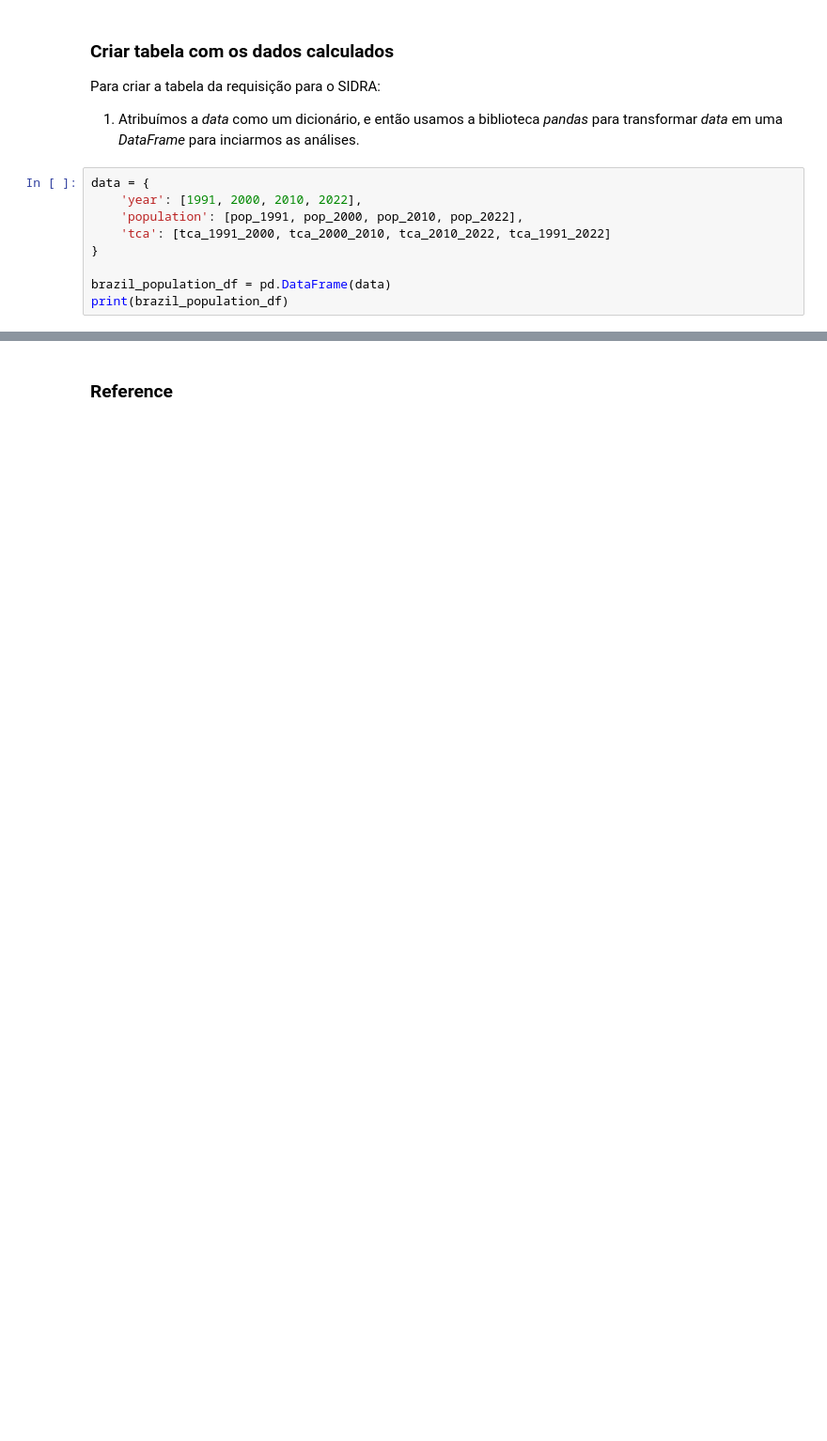
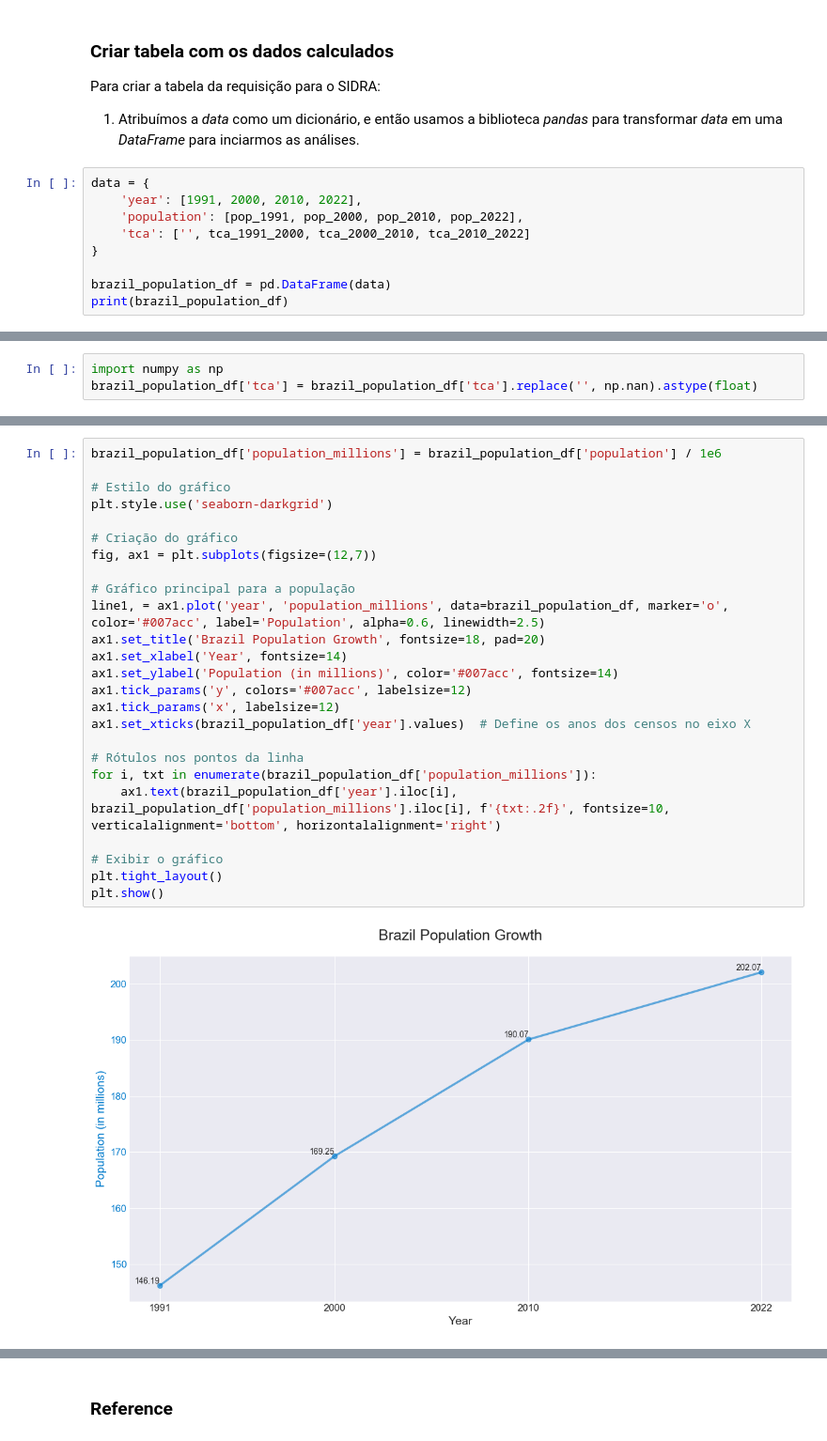
Before and after one commit to jlfenerich/project.censo-dataviz, a Jupyter notebook: notebooks/analysis1_population_growth.ipynb, the cells around one changed output, grey strips where cells are left out. Shown: that part at 94% size. Drawn from its saved outputs; the diff is of its cells as text; blank space fills up the shorter version.

```diff
--- a/notebooks/analysis1_population_growth.ipynb
+++ b/notebooks/analysis1_population_growth.ipynb
@@ -63,7 +73,7 @@ Para criar a tabela da requisição para o SIDRA:
 data = {
     'year': [1991, 2000, 2010, 2022],
     'population': [pop_1991, pop_2000, pop_2010, pop_2022],
-    'tca': [tca_1991_2000, tca_2000_2010, tca_2010_2022, tca_1991_2022]
+    'tca': ['', tca_1991_2000, tca_2000_2010, tca_2010_2022]
 }
 
 brazil_population_df = pd.DataFrame(data)
@@ -71,3 +87,6 @@ print(brazil_population_df)
+# %%
+import numpy as np
+brazil_population_df['tca'] = brazil_population_df['tca'].replace('', np.nan).astype(float)
 # %% [markdown]
 ### O que dizem os dados?
 
@@ -121,0 +105,27 @@ plt.show()
+# %%
+brazil_population_df['population_millions'] = brazil_population_df['population'] / 1e6
+
+# Estilo do gráfico
+plt.style.use('seaborn-darkgrid')
+
+# Criação do gráfico
+fig, ax1 = plt.subplots(figsize=(12,7))
+
+# Gráfico principal para a população
+line1, = ax1.plot('year', 'population_millions', data=brazil_population_df, marker='o', color='#007acc', label='Population', alpha=0.6, linewidth=2.5)
+ax1.set_title('Brazil Population Growth', fontsize=18, pad=20)
+ax1.set_xlabel('Year', fontsize=14)
+ax1.set_ylabel('Population (in millions)', color='#007acc', fontsize=14)
+ax1.tick_params('y', colors='#007acc', labelsize=12)
+ax1.tick_params('x', labelsize=12)
+ax1.set_xticks(brazil_population_df['year'].values)  # Define os anos dos censos no eixo X
+
+# Rótulos nos pontos da linha
+for i, txt in enumerate(brazil_population_df['population_millions']):
+    ax1.text(brazil_population_df['year'].iloc[i], brazil_population_df['population_millions'].iloc[i], f'{txt:.2f}', fontsize=10, verticalalignment='bottom', horizontalalignment='right')
+
+# Exibir o gráfico
+plt.tight_layout()
+plt.show()
+# %% [output]
+[figure, added]
```
Also changed, not shown: parts of 14 cells of this notebook.
